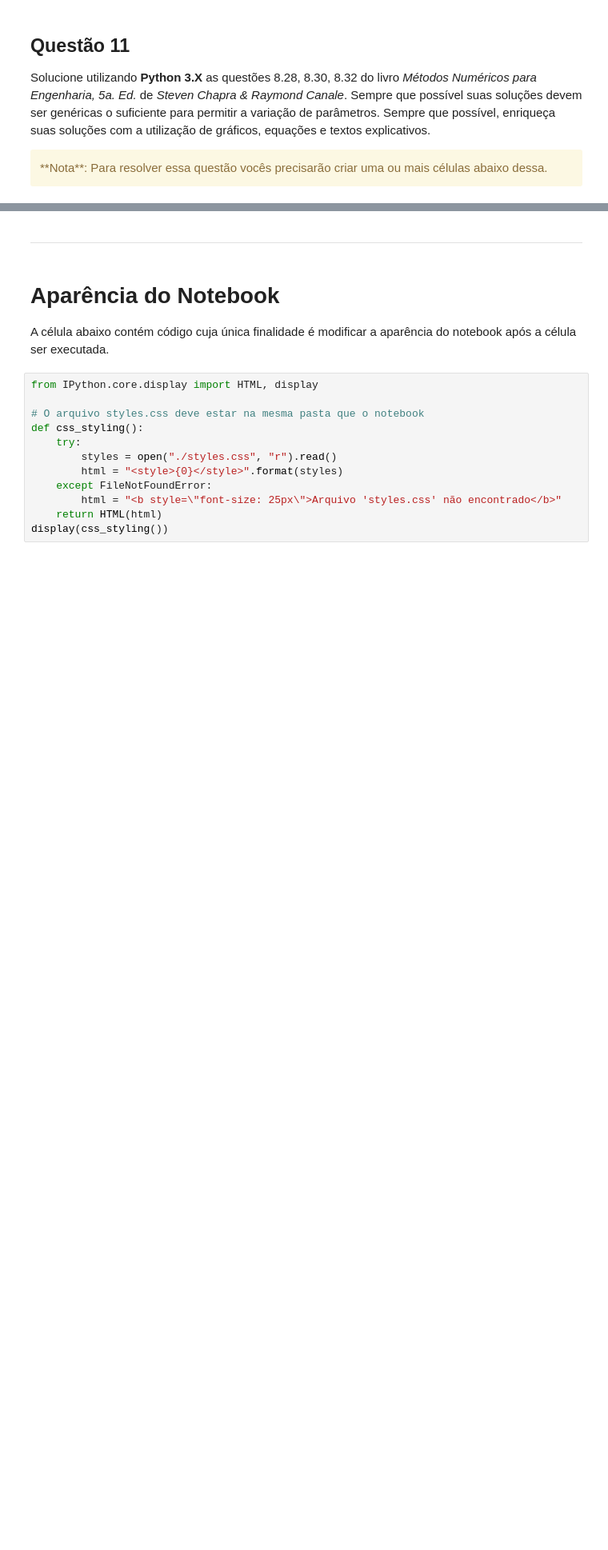
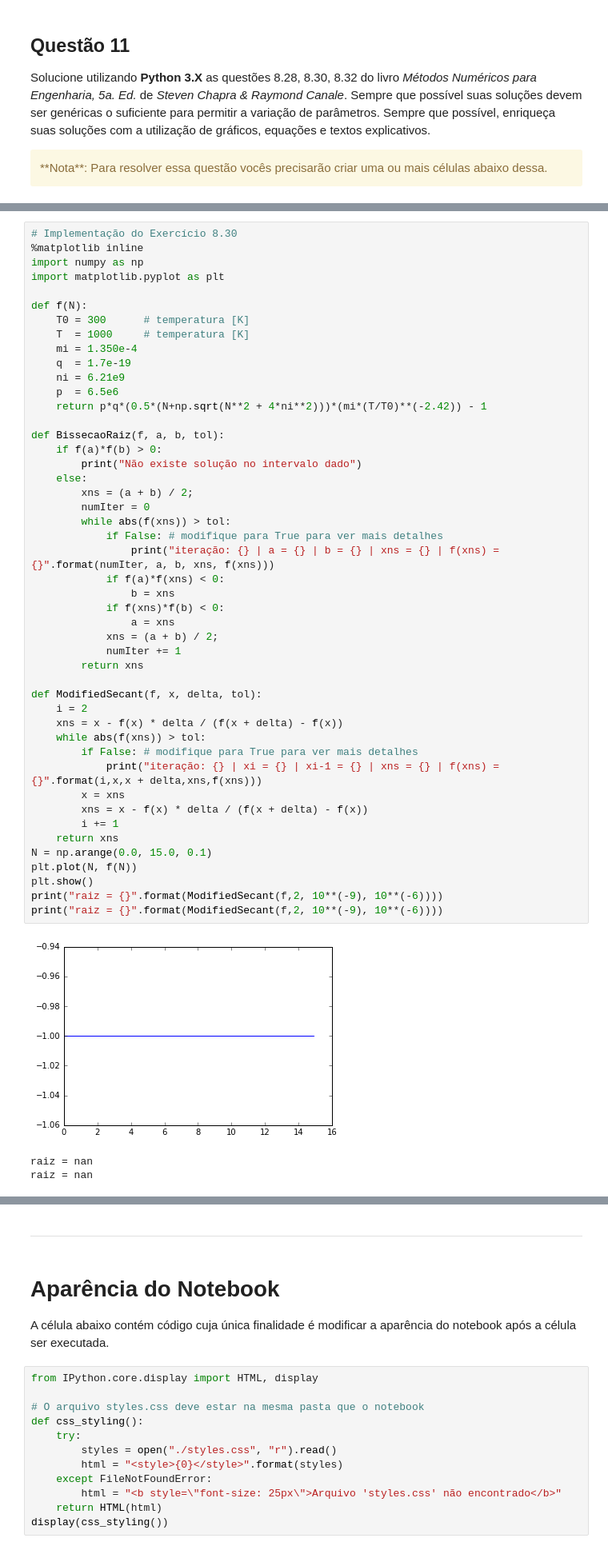
Before and after one commit to ArielBarros/NotebooksNumericalMethods, a Jupyter notebook: Trabalho01.ipynb, the cells around one changed output, grey strips where cells are left out. Shown at 80% size. Saved outputs shown, nothing was run; the diff lists cells and outputs as text; blank space fills up the shorter version.

```diff
--- a/Trabalho01.ipynb
+++ b/Trabalho01.ipynb
@@ -621,0 +629,51 @@ Solucione utilizando **Python 3.X** as questões 8.28, 8.30, 8.32 do livro *Mét
+# %%
+# Implementação do Exercício 8.30
+%matplotlib inline
+import numpy as np
+import matplotlib.pyplot as plt
+
+def f(N):
+    T0 = 300      # temperatura [K]
+    T  = 1000     # temperatura [K]
+    mi = 1.350e-4
+    q  = 1.7e-19
+    ni = 6.21e9
+    p  = 6.5e6
+    return p*q*(0.5*(N+np.sqrt(N**2 + 4*ni**2)))*(mi*(T/T0)**(-2.42)) - 1
+
+def BissecaoRaiz(f, a, b, tol):
+    if f(a)*f(b) > 0:
+        print("Não existe solução no intervalo dado")
+    else:
+        xns = (a + b) / 2;
+        numIter = 0
+        while abs(f(xns)) > tol:
+            if False: # modifique para True para ver mais detalhes
+                print("iteração: {} | a = {} | b = {} | xns = {} | f(xns) = {}".format(numIter, a, b, xns, f(xns)))
+            if f(a)*f(xns) < 0:
+                b = xns
+            if f(xns)*f(b) < 0:
+                a = xns
+            xns = (a + b) / 2;
+            numIter += 1
+        return xns
+
+def ModifiedSecant(f, x, delta, tol):
+    i = 2
+    xns = x - f(x) * delta / (f(x + delta) - f(x))
+    while abs(f(xns)) > tol:
+        if False: # modifique para True para ver mais detalhes
+            print("iteração: {} | xi = {} | xi-1 = {} | xns = {} | f(xns) = {}".format(i,x,x + delta,xns,f(xns)))
+        x = xns
+        xns = x - f(x) * delta / (f(x + delta) - f(x))
+        i += 1
+    return xns
+N = np.arange(0.0, 15.0, 0.1)
+plt.plot(N, f(N))
+plt.show()
+print("raiz = {}".format(ModifiedSecant(f,2, 10**(-9), 10**(-6))))
+print("raiz = {}".format(ModifiedSecant(f,2, 10**(-9), 10**(-6))))
+# %% [output]
+[figure, added]
+raiz = nan
+raiz = nan
```
Also changed, not shown: parts of 9 cells of this notebook.
